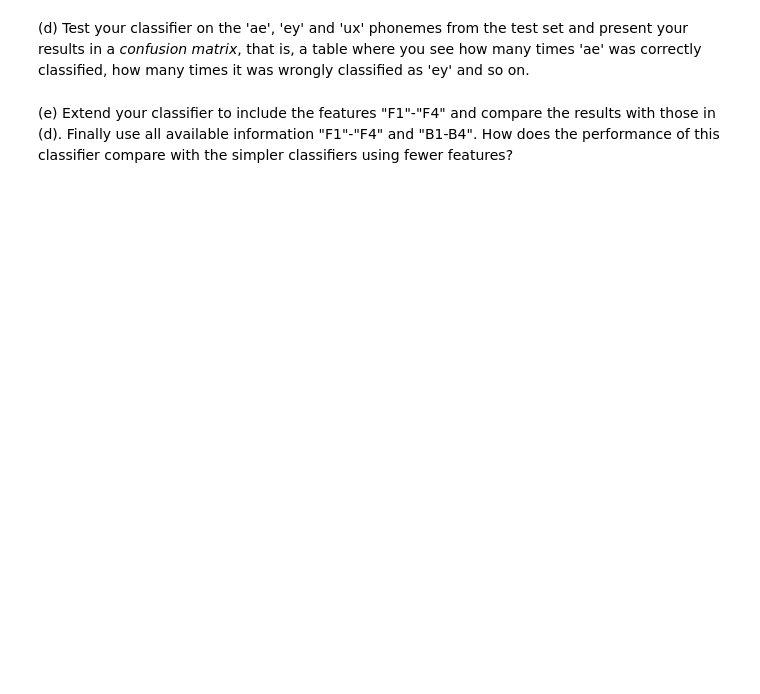
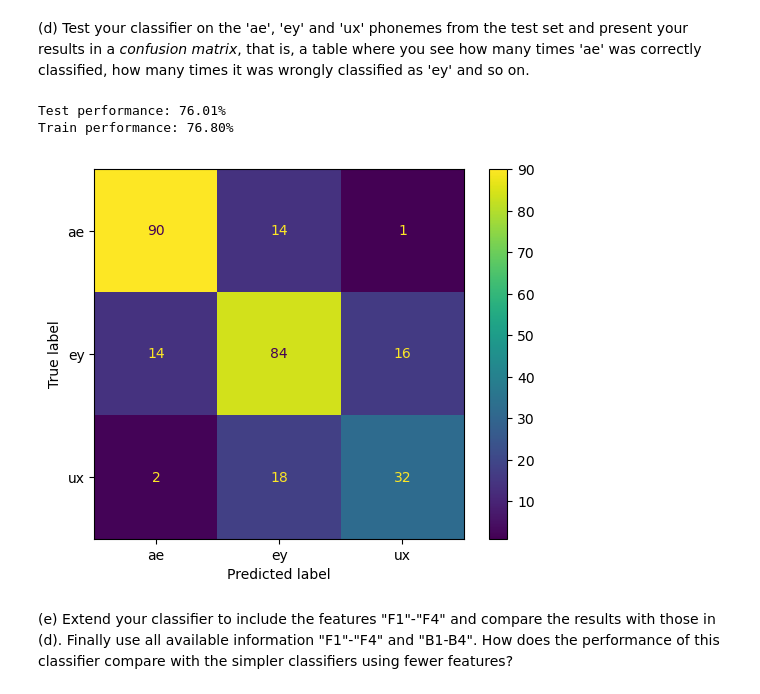
Before and after one commit to sigurdo/maskinlaring_for-signalbehandling, a Jupyter notebook: oving_2/TTT4185_assignment_2_2022_09_30.ipynb, the cells around one changed output. Saved outputs shown, nothing was run; the diff lists cells and outputs as text; code cells hidden in the pictures; blank space fills up the shorter version.

```diff
--- a/oving_2/TTT4185_assignment_2_2022_09_30.ipynb
+++ b/oving_2/TTT4185_assignment_2_2022_09_30.ipynb
@@ -112,4 +161,50 @@ def plotGaussian(mean, cov, color, ax):
 # %% [markdown]
 (d) Test your classifier on the 'ae', 'ey' and 'ux' phonemes from the test set and present your results in a _confusion matrix_, that is, a table where you see how many times 'ae' was correctly classified, how many times it was wrongly classified as 'ey' and so on.
+# %%
+import sklearn.metrics as skm
+
+def generate_confusion_matrix(train_data, test_data, formants):
+    classifier = lambda observations: np.argmax(
+        np.dstack([
+            distribution.pdf(observations)
+            for distribution in [
+                scipy.stats.multivariate_normal(feature_vector.mean(), feature_vector.cov())
+                for feature_vector in [
+                    train_data[train_data["Phoneme"] == phoneme][formants]
+                    for phoneme in ["ae", "ey", "ux"]
+                ]
+            ]
+        ]),
+        axis=2,
+    )
+
+    height_level_of_phoneme = np.vectorize(lambda phoneme: ["ae", "ey", "ux"].index(phoneme))
+    test_actual = height_level_of_phoneme(test_data[["Phoneme"]].to_numpy())
+    test_estimation = classifier(test_data[formants].to_numpy())
+
+    train_actual = height_level_of_phoneme(train_data[["Phoneme"]].to_numpy())
+    train_estimation = classifier(train_data[formants].to_numpy())
+
+    test_performance = sum(test_actual == test_estimation.transpose()) / len(test_actual)
+    train_performance = sum(train_actual == train_estimation.transpose()) / len(train_actual)
+
+    print(f"Test performance: {test_performance[0]:.2%}")
+    print(f"Train performance: {train_performance[0]:.2%}")
+
+    confusion_matrix = skm.confusion_matrix(test_actual, test_estimation.transpose())
+    display = skm.ConfusionMatrixDisplay(
+        confusion_matrix=confusion_matrix,
+        display_labels=["ae", "ey", "ux"],
+    )
+    display.plot()
+
+
+train_data = train[train["Phoneme"].isin(["ae", "ey", "ux"])]
+test_data = test[test["Phoneme"].isin(["ae", "ey", "ux"])]
+generate_confusion_matrix(train_data, test_data, ["F1", "F2"])
+# %% [output]
+Test performance: 76.01%
+Train performance: 76.80%
+[figure, added]
 # %% [markdown]
 (e) Extend your classifier to include the features "F1"-"F4" and compare the results with those in (d). Finally use all available information "F1"-"F4" and "B1-B4". How does the performance of this classifier compare with the simpler classifiers using fewer features?
```
Also changed, not shown: parts of 8 cells of this notebook.
